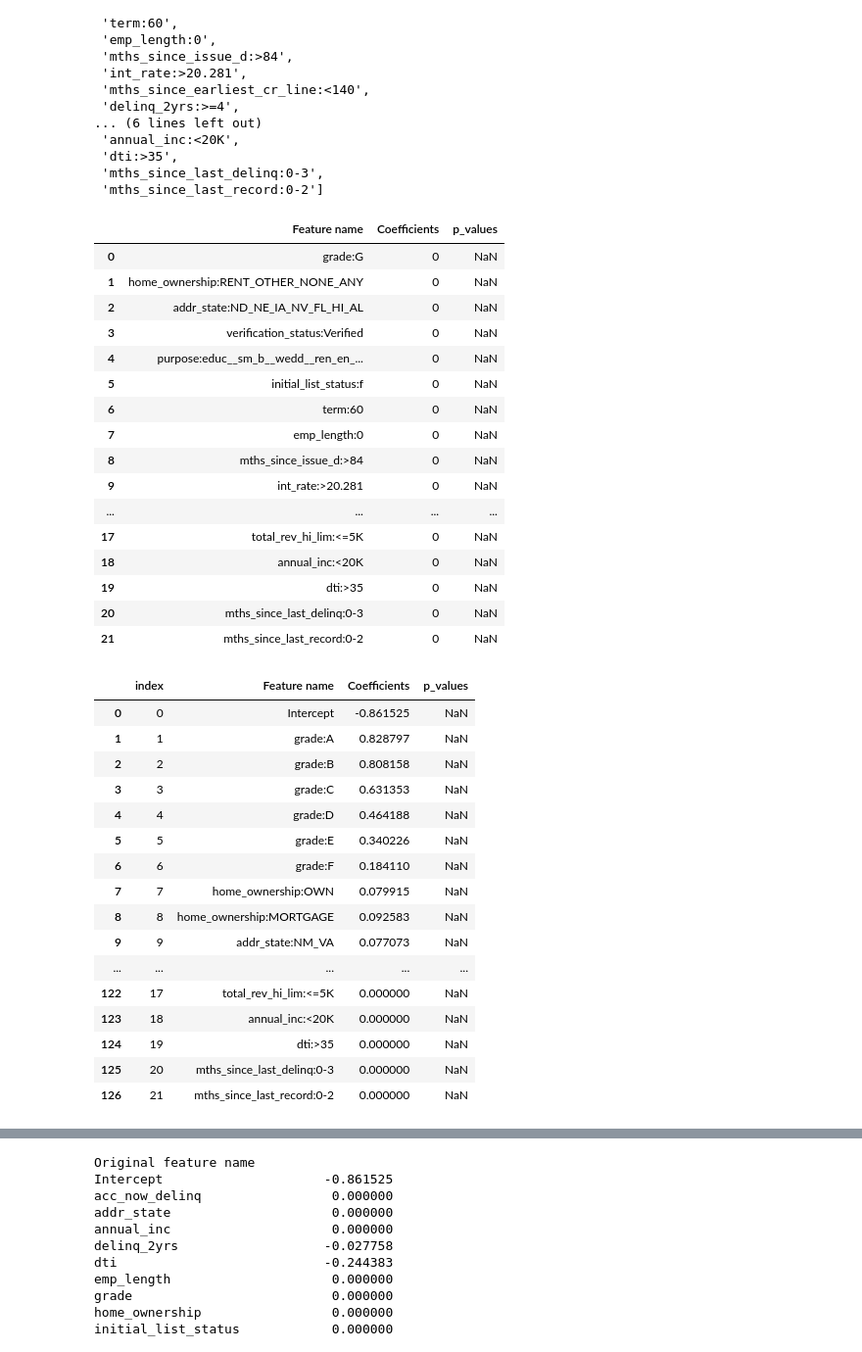
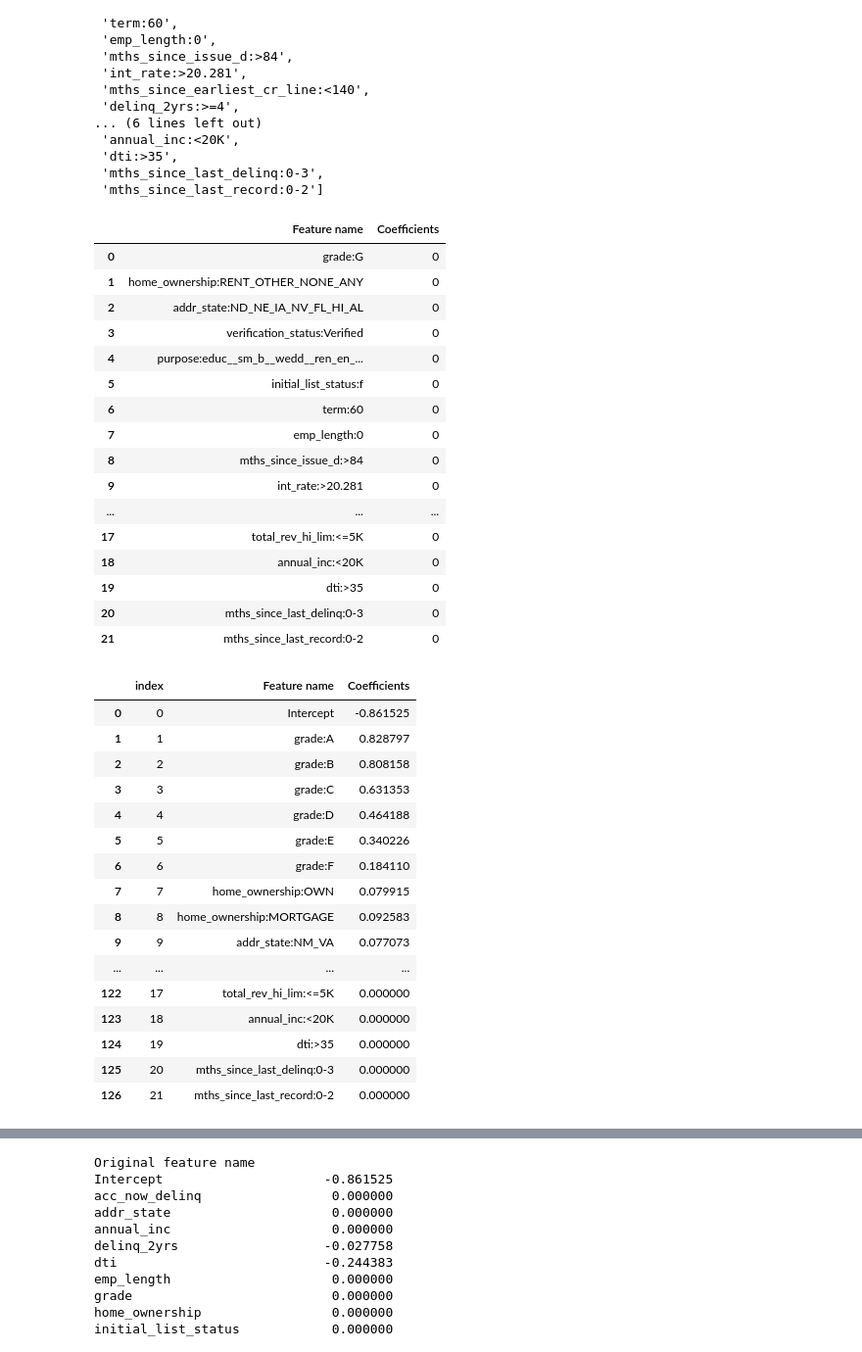
Before and after one commit to niranjan3321/credit-risk-scorecard-modeling, a Jupyter notebook: Credit Risk Modeling - PD Model.ipynb, the cells around one changed output, grey strips where cells are left out. Shown at 98% size. Drawn from its saved outputs; the diff is of its cells as text; code cells hidden in the pictures.

```diff
--- a/Credit Risk Modeling - PD Model.ipynb
+++ b/Credit Risk Modeling - PD Model.ipynb
@@ -810,30 +810,30 @@ ref_categories
 # %%
 df_ref_categories = pd.DataFrame(ref_categories, columns = ['Feature name'])
 # We create a new dataframe with one column. Its values are the values from the 'reference_categories' list.
 # We name it 'Feature name'.
 df_ref_categories['Coefficients'] = 0
 # We create a second column, called 'Coefficients', which contains only 0 values.
-df_ref_categories['p_values'] = np.nan
+# df_ref_categories['p_values'] = np.nan
 # We create a third column, called 'p_values', with contains only NaN values.
 df_ref_categories
 # %% [output]
-|  | Feature name | Coefficients | p_values |
-| 0 | grade:G | 0 | NaN |
-| 1 | home_ownership:RENT_OTHER_NONE_ANY | 0 | NaN |
-| 2 | addr_state:ND_NE_IA_NV_FL_HI_AL | 0 | NaN |
-| 3 | verification_status:Verified | 0 | NaN |
-| 4 | purpose:educ__sm_b__wedd__ren_en_... | 0 | NaN |
-| 5 | initial_list_status:f | 0 | NaN |
-| 6 | term:60 | 0 | NaN |
-| 7 | emp_length:0 | 0 | NaN |
-| 8 | mths_since_issue_d:>84 | 0 | NaN |
-| 9 | int_rate:>20.281 | 0 | NaN |
-| ... | ... | ... | ... |
-| 17 | total_rev_hi_lim:<=5K | 0 | NaN |
-| 18 | annual_inc:<20K | 0 | NaN |
-| 19 | dti:>35 | 0 | NaN |
-| 20 | mths_since_last_delinq:0-3 | 0 | NaN |
-| 21 | mths_since_last_record:0-2 | 0 | NaN |
+|  | Feature name | Coefficients |
+| 0 | grade:G | 0 |
+| 1 | home_ownership:RENT_OTHER_NONE_ANY | 0 |
+| 2 | addr_state:ND_NE_IA_NV_FL_HI_AL | 0 |
+| 3 | verification_status:Verified | 0 |
+| 4 | purpose:educ__sm_b__wedd__ren_en_... | 0 |
+| 5 | initial_list_status:f | 0 |
+| 6 | term:60 | 0 |
+| 7 | emp_length:0 | 0 |
+| 8 | mths_since_issue_d:>84 | 0 |
+| 9 | int_rate:>20.281 | 0 |
+| ... | ... | ... |
+| 17 | total_rev_hi_lim:<=5K | 0 |
+| 18 | annual_inc:<20K | 0 |
+| 19 | dti:>35 | 0 |
+| 20 | mths_since_last_delinq:0-3 | 0 |
+| 21 | mths_since_last_record:0-2 | 0 |
 # %%
 df_scorecard = pd.concat([summary_table, df_ref_categories])
 # Concatenates two dataframes.
@@ -841,23 +841,23 @@ df_scorecard = df_scorecard.reset_index()
 # We reset the index of a dataframe.
 df_scorecard
 # %% [output]
-|  | index | Feature name | Coefficients | p_values |
-| 0 | 0 | Intercept | -0.861525 | NaN |
-| 1 | 1 | grade:A | 0.828797 | NaN |
-| 2 | 2 | grade:B | 0.808158 | NaN |
-| 3 | 3 | grade:C | 0.631353 | NaN |
-| 4 | 4 | grade:D | 0.464188 | NaN |
-| 5 | 5 | grade:E | 0.340226 | NaN |
-| 6 | 6 | grade:F | 0.184110 | NaN |
-| 7 | 7 | home_ownership:OWN | 0.079915 | NaN |
-| 8 | 8 | home_ownership:MORTGAGE | 0.092583 | NaN |
-| 9 | 9 | addr_state:NM_VA | 0.077073 | NaN |
-| ... | ... | ... | ... | ... |
-| 122 | 17 | total_rev_hi_lim:<=5K | 0.000000 | NaN |
-| 123 | 18 | annual_inc:<20K | 0.000000 | NaN |
-| 124 | 19 | dti:>35 | 0.000000 | NaN |
-| 125 | 20 | mths_since_last_delinq:0-3 | 0.000000 | NaN |
-| 126 | 21 | mths_since_last_record:0-2 | 0.000000 | NaN |
+|  | index | Feature name | Coefficients |
+| 0 | 0 | Intercept | -0.861525 |
+| 1 | 1 | grade:A | 0.828797 |
+| 2 | 2 | grade:B | 0.808158 |
+| 3 | 3 | grade:C | 0.631353 |
+| 4 | 4 | grade:D | 0.464188 |
+| 5 | 5 | grade:E | 0.340226 |
+| 6 | 6 | grade:F | 0.184110 |
+| 7 | 7 | home_ownership:OWN | 0.079915 |
+| 8 | 8 | home_ownership:MORTGAGE | 0.092583 |
+| 9 | 9 | addr_state:NM_VA | 0.077073 |
+| ... | ... | ... | ... |
+| 122 | 17 | total_rev_hi_lim:<=5K | 0.000000 |
+| 123 | 18 | annual_inc:<20K | 0.000000 |
+| 124 | 19 | dti:>35 | 0.000000 |
+| 125 | 20 | mths_since_last_delinq:0-3 | 0.000000 |
+| 126 | 21 | mths_since_last_record:0-2 | 0.000000 |
 # %%
 df_scorecard['Original feature name'] = df_scorecard['Feature name'].str.split(':').str[0]
 # We create a new column, called 'Original feature name', which contains the value of the 'Feature name' column,
```
Also changed, not shown: parts of 15 cells of this notebook, 1 other file.
